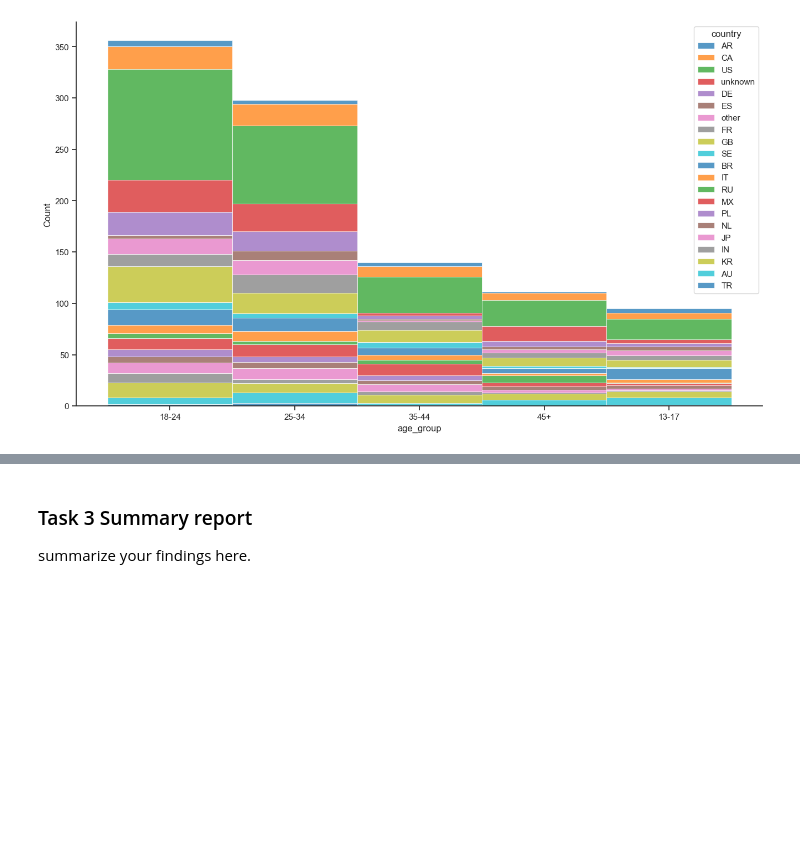
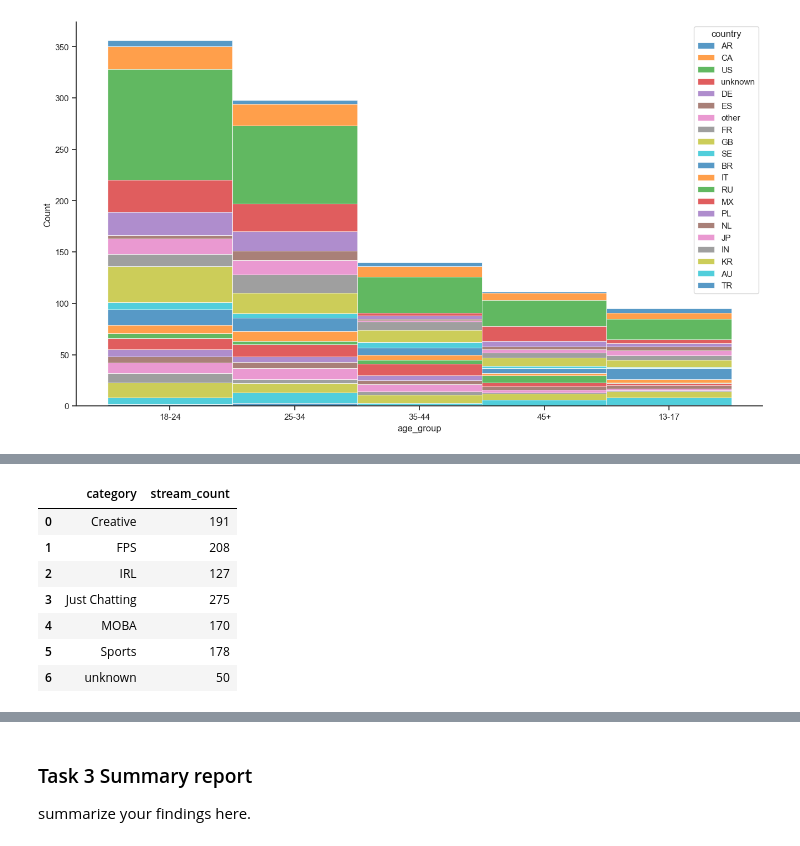
Before and after one commit to cda79/IAT461-Assignment01, a Jupyter notebook: IAT461-Assignment01-Scaffold.ipynb, the cells around one changed output, grey strips where cells are left out. Drawn from its saved outputs; the diff is of its cells as text; code cells hidden in the pictures; blank space fills up the shorter version.

```diff
--- a/IAT461-Assignment01-Scaffold.ipynb
+++ b/IAT461-Assignment01-Scaffold.ipynb
@@ -607,0 +609,15 @@ NameError: name 'viewer_engagement' is not defined
+# %%
+# merge sessions with their viewer ids to see how many watch per session
+# inner merge means only keys from both are kept (just in case i didnt clean good)
+session_viewers = pd.merge(
+    sessions_df_resolved,
+    viewers_df_resolved,
+    on="viewer_id",
+    how="inner",
+)
+
+# combine it AGAIN with stream activity using stream_id to get full logistics
+# we can't actually use this cause its way too big
+full_stream_activity = pd.merge(
+    session_viewers, streams_df_resolved, on="stream_id", how="inner"
+)
@@ -607,0 +671,27 @@ NameError: name 'viewer_engagement' is not defined
+# %%
+#nunique means only count unique stream sessions, no duplicates (for instance more than one viewer watching)
+total_stream_category = (
+    full_stream_activity.groupby("category")["stream_id"]
+    .nunique()
+    .reset_index(name="stream_count")
+)
+
+alt.Chart(total_stream_category).mark_bar().encode(
+    x=alt.X(
+        "stream_count:Q",
+        title="Total Number of Streams",
+        axis=alt.Axis(format=",.0f"),
+    ),
+    y=alt.Y("category:N", title="Stream Category", sort="-x"),
+    color=alt.Color(
+        "category:N", scale=alt.Scale(scheme="purples"), legend=None
+    ),
+    tooltip=[
+        alt.Tooltip("category:N", title="Category"),
+        alt.Tooltip("stream_count:Q", title="Streams", format=",.0f"),
+    ],
+).properties(
+    title="Total Streams by Stream Category",
+    width=500,
+    height=300,
+)
@@ -607,0 +700,11 @@ NameError: name 'viewer_engagement' is not defined
+# %%
+total_stream_category
+# %% [output]
+|  | category | stream_count |
+| 0 | Creative | 191 |
+| 1 | FPS | 208 |
+| 2 | IRL | 127 |
+| 3 | Just Chatting | 275 |
+| 4 | MOBA | 170 |
+| 5 | Sports | 178 |
+| 6 | unknown | 50 |
```
Also changed, not shown: parts of 31 cells of this notebook.
